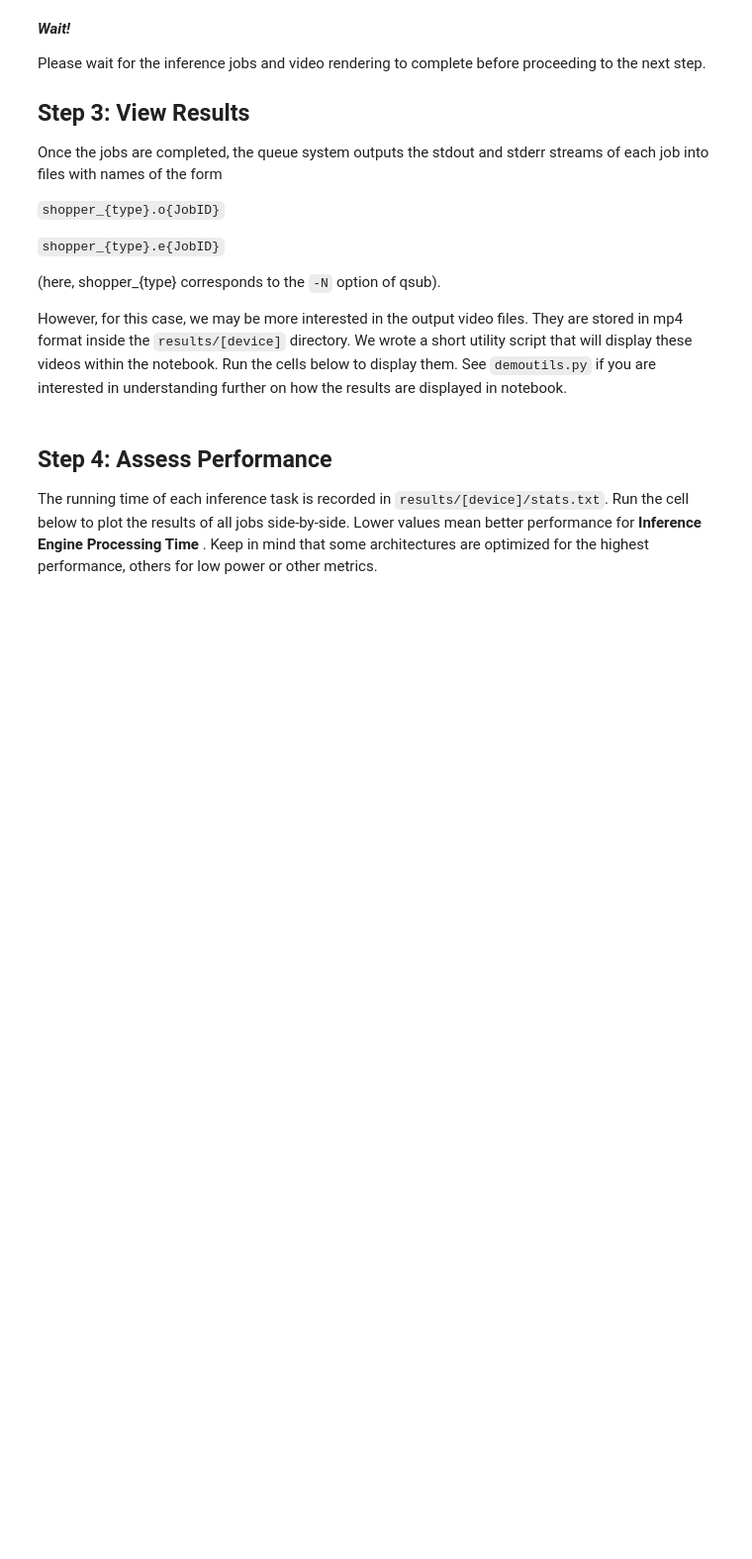
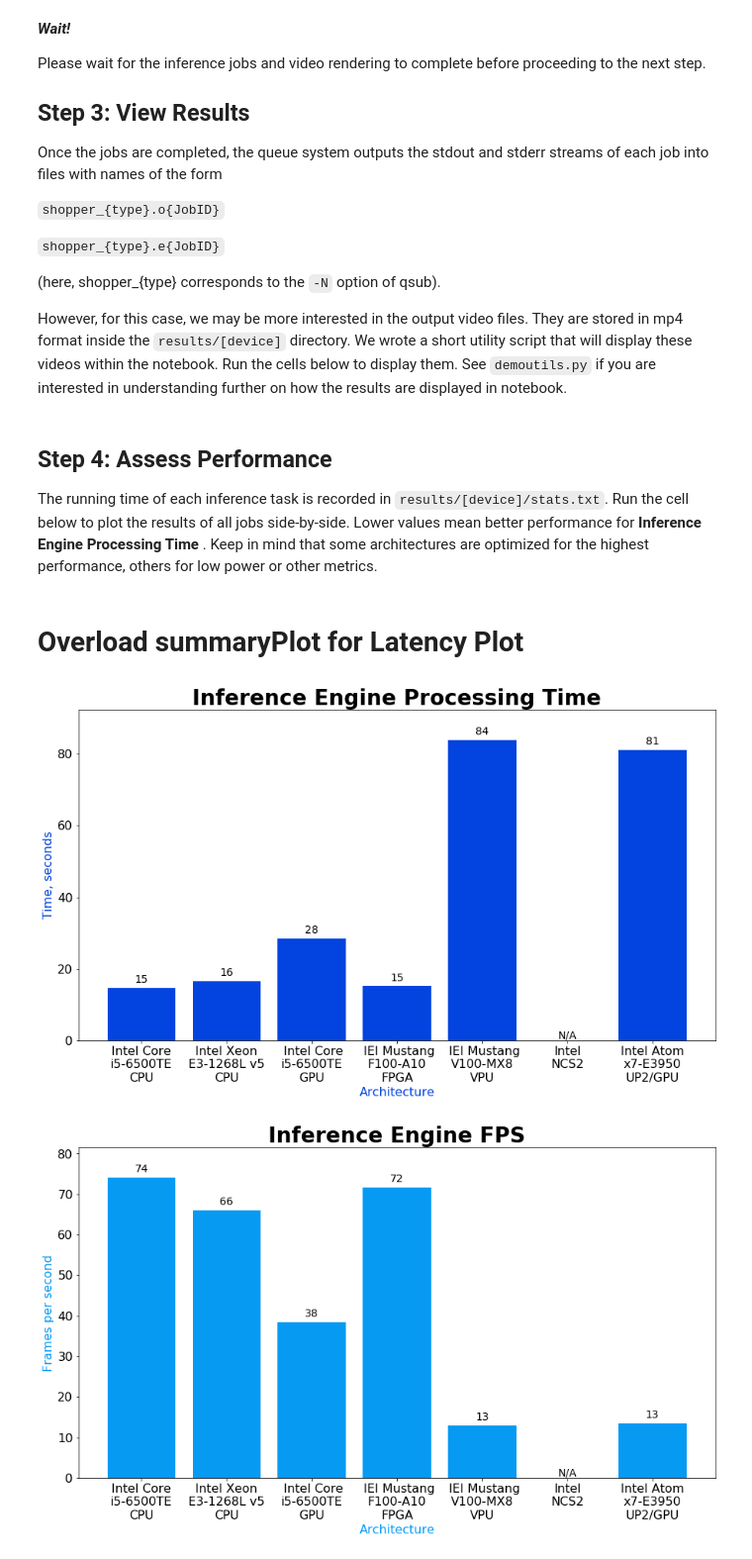
Before and after one commit to mdiqbal8/iot-devcloud, a Jupyter notebook: python/shopper-gaze-monitor-python/shopper_gaze_monitor.ipynb, the cells around one changed output. Shown at 99% size. Cells and saved outputs as stored; diff of their text form; code cells hidden in the pictures; blank space fills up the shorter version.

Commit message:
update shopper gaze monitor demo with latency chart and benchmark on Mustang-V100-MX8 ASIC

```diff
--- a/python/shopper-gaze-monitor-python/shopper_gaze_monitor.ipynb
+++ b/python/shopper-gaze-monitor-python/shopper_gaze_monitor.ipynb
@@ -326,3 +408,5 @@ videoHTML('IEI Tank + IEI Mustang-F100-A10 (Intel® Arria® 10 FPGA)',
 ## Step 4: Assess Performance
 
 The running time of each inference task is recorded in `results/[device]/stats.txt`. Run the cell below to plot the results of all jobs side-by-side. Lower values mean better performance for **Inference Engine Processing Time** . Keep in mind that some architectures are optimized for the highest performance, others for low power or other metrics.
+# %% [markdown]
+# Overload summaryPlot for Latency Plot
@@ -329,18 +482,29 @@ The running time of each inference task is recorded in `results/[device]/stats.t
 # %%
 arch_list = [('core', 'Intel Core\ni5-6500TE\nCPU'),
              ('xeon', 'Intel Xeon\nE3-1268L v5\nCPU'),
              ('gpu', ' Intel Core\ni5-6500TE\nGPU'),
-             ('fpga', 'IEI Mustang\nF100-A10\nFPGA'),
+             ('fpga', ' IEI Mustang\nF100-A10\nFPGA'),
+             ('hddlr', ' IEI Mustang\nV100-MX8\nVPU'),
              ('ncs2', 'Intel\nNCS2'),
              ('up2', 'Intel Atom\nx7-E3950\nUP2/GPU')]
+
+# Batch size currently use for demo
+batch_dic = {"Intel Core\ni5-6500TE\nCPU": 1, "Intel Xeon\nE3-1268L v5\nCPU": 1,
+         " Intel Core\ni5-6500TE\nGPU": 1, " IEI Mustang\nF100-A10\nFPGA": 1,
+         " IEI Mustang\nV100-MX8\nVPU": 8, "Intel\nNCS2": 1, "Intel Atom\nx7-E3950\nUP2/GPU": 1}
 
 stats_list = []
 for arch, a_name in arch_list:
     if 'job_id_'+arch in vars():
-        stats_list.append(('results/'+arch+'/stats'+'.txt', a_name))
+        stats_list.append(('results/'+arch+'/stats.txt', a_name))
     else:
         stats_list.append(('placeholder'+arch, a_name))
 
 summaryPlot(stats_list, 'Architecture', 'Time, seconds', 'Inference Engine Processing Time', 'time' )
+summaryPlot(stats_list, 'Architecture', 'Frames per second', 'Inference Engine FPS', 'fps' )
 
-summaryPlot(stats_list, 'Architecture', 'Frames per second', 'Inference Engine FPS', 'fps' )
+# Latency Plot
+summaryPlot(stats_list, 'Architecture', 'Time (ms)', 'Inference Engine Latency', 'latency')
+# %% [output]
+[figure, added]
+[figure, added]
```
Also changed, not shown: parts of 16 cells of this notebook, 2 other files.
